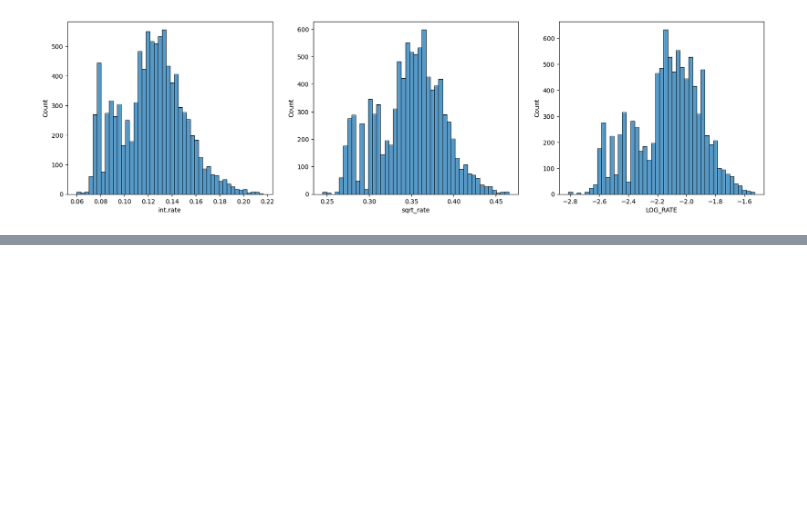
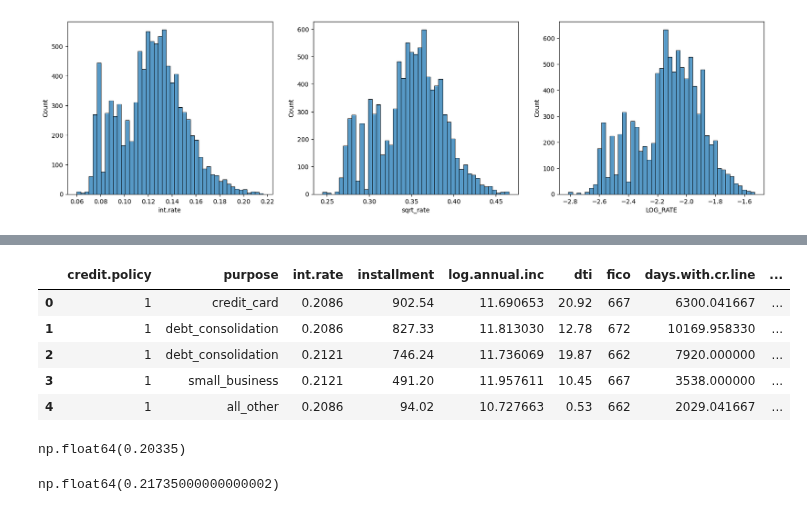
Before and after one commit to najibifar/Data_Analysis, a Jupyter notebook: DataPrepration/Data_Preprocessing_for_loan.ipynb, the cells around one changed output, grey strips where cells are left out. Drawn from its saved outputs; the diff is of its cells as text; code cells hidden in the pictures; blank space fills up the shorter version.

```diff
--- a/DataPrepration/Data_Preprocessing_for_loan.ipynb
+++ b/DataPrepration/Data_Preprocessing_for_loan.ipynb
@@ -222,0 +239,22 @@ plt.show()
+# %%
+df3.drop(columns=['ZR'], inplace=True)
+df3.head()
+# %% [output]
+|  | credit.policy | purpose | int.rate | installment | log.annual.inc | dti | fico | days.with.cr.line | ... |
+| 0 | 1 | credit_card | 0.2086 | 902.54 | 11.690653 | 20.92 | 667 | 6300.041667 | ... |
+| 1 | 1 | debt_consolidation | 0.2086 | 827.33 | 11.813030 | 12.78 | 672 | 10169.958330 | ... |
+| 2 | 1 | debt_consolidation | 0.2121 | 746.24 | 11.736069 | 19.87 | 662 | 7920.000000 | ... |
+| 3 | 1 | small_business | 0.2121 | 491.20 | 11.957611 | 10.45 | 667 | 3538.000000 | ... |
+| 4 | 1 | all_other | 0.2086 | 94.02 | 10.727663 | 0.53 | 662 | 2029.041667 | ... |
+# %%
+Q1 = df3['int.rate'].quantile(0.25)
+Q2 = df3['int.rate'].quantile(0.50)
+Q3 = df3['int.rate'].quantile(0.75)
+IQR = Q3 - Q1
+LC = Q1 - (1.5*IQR)
+UC = Q3 + (1.5*IQR)
+display(LC)
+display(UC)
+# %% [output]
+np.float64(0.20335)
+np.float64(0.21735000000000002)
```
Also changed, not shown: parts of 3 cells of this notebook.
